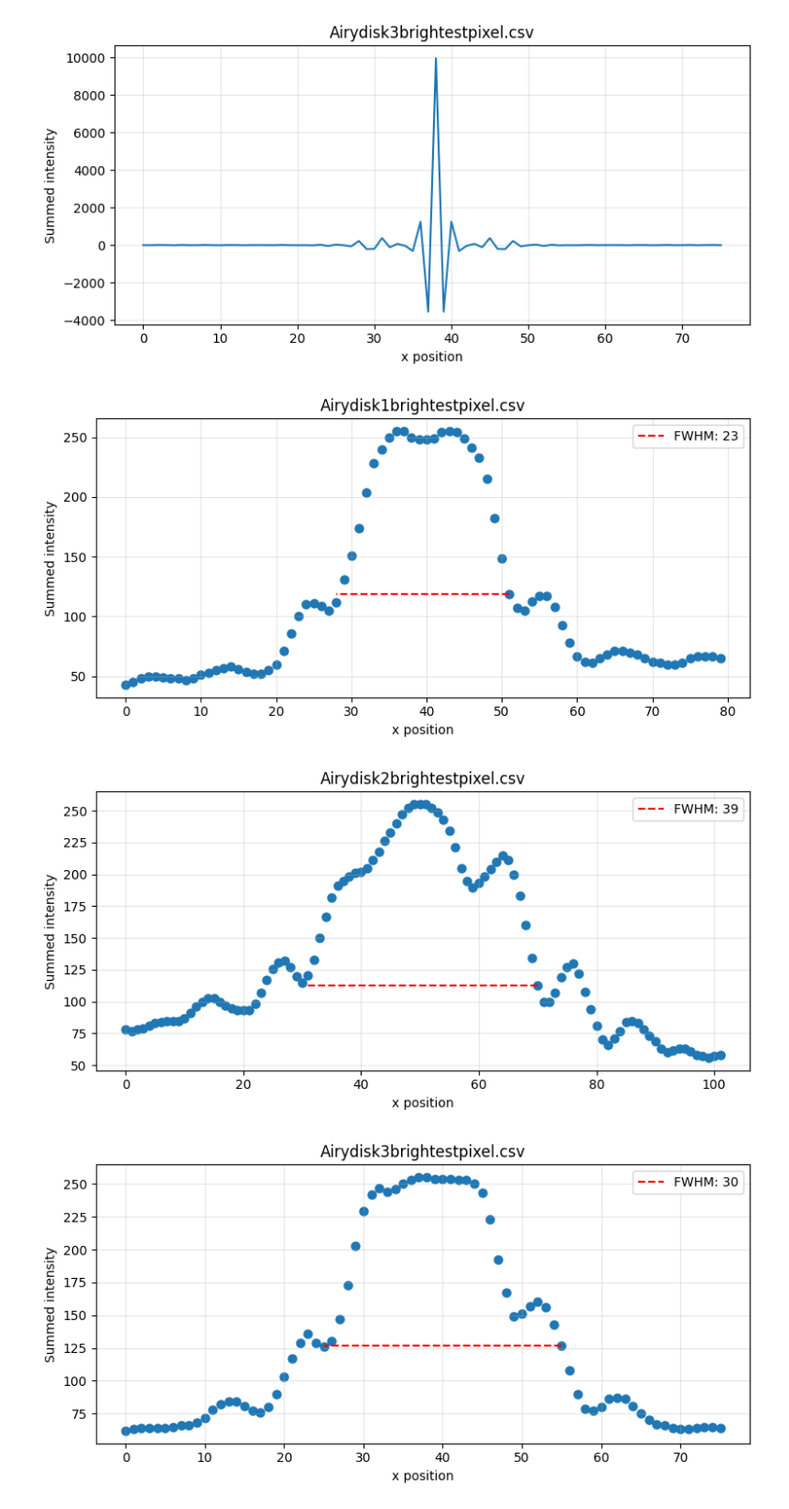
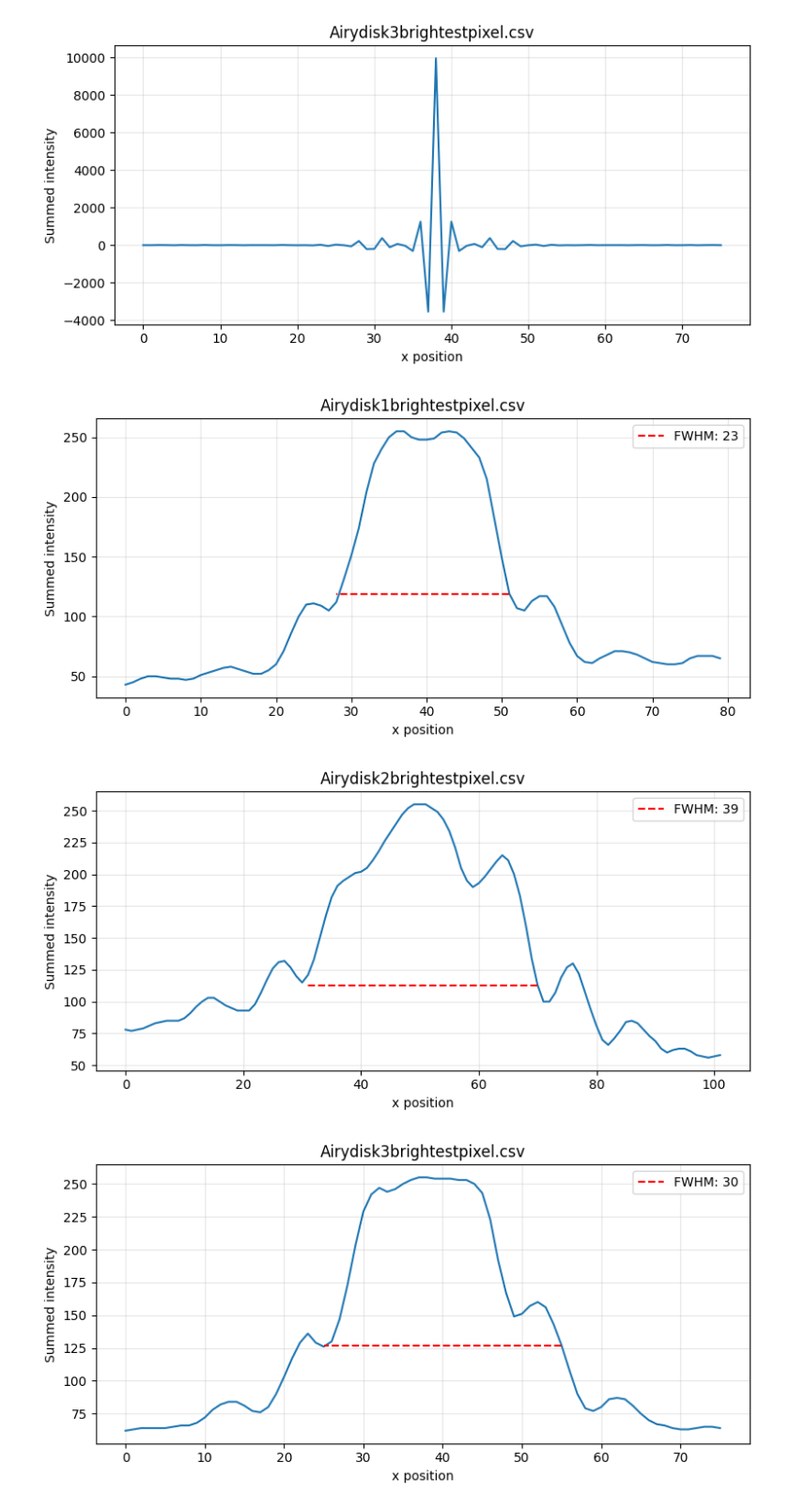
Before and after one commit to Eljameuter/PE3, a Jupyter notebook: Testing_image_processing.ipynb, the cells around one changed output. Shown at 94% size. Saved outputs shown, nothing was run; the diff lists cells and outputs as text; code cells hidden in the pictures.

```diff
--- a/Testing_image_processing.ipynb
+++ b/Testing_image_processing.ipynb
@@ -159,33 +159,33 @@ plot(files,folder_path)
 # %%
 def fwhm(files,folder_path):
     for filename in files:
        csv_path = os.path.join(folder_path, filename)
        # Read CSV
        df = pd.read_csv(csv_path)
        y = df["intensity"].to_numpy()
        x = df.index.to_numpy()
        i = y.argmax()
        h = y[i] / 2
        l = np.where(y[:i] < h)[0][-1]
        r = i+np.where(y[i:] < h)[0][0]
        width =r-l
        # Plot
        plt.figure(figsize=(8,4))
-       plt.scatter(x,y, linewidth=1.5)
+       plt.plot(x,y, linewidth=1.5)
        plt.hlines(y[r], r, l, linestyles="dashed", label=f"FWHM: {width}", color="red")
        plt.title(filename)
        plt.xlabel("x position")
        plt.ylabel("Summed intensity")
        plt.grid(True, alpha=0.3)
        plt.legend()
        plt.tight_layout()
        plt.show()
 
 folder_path = "CSV_images"
 files = ["Airydisk1brightestpixel.csv", "Airydisk2brightestpixel.csv","Airydisk3brightestpixel.csv"]
 
 fwhm(files,folder_path)
 # %% [output]
-[figure, old version]
+[figure, new version]
-[figure, old version]
+[figure, new version]
-[figure, old version]
+[figure, new version]
```
Also changed, not shown: parts of 2 cells of this notebook, 26 other files.
